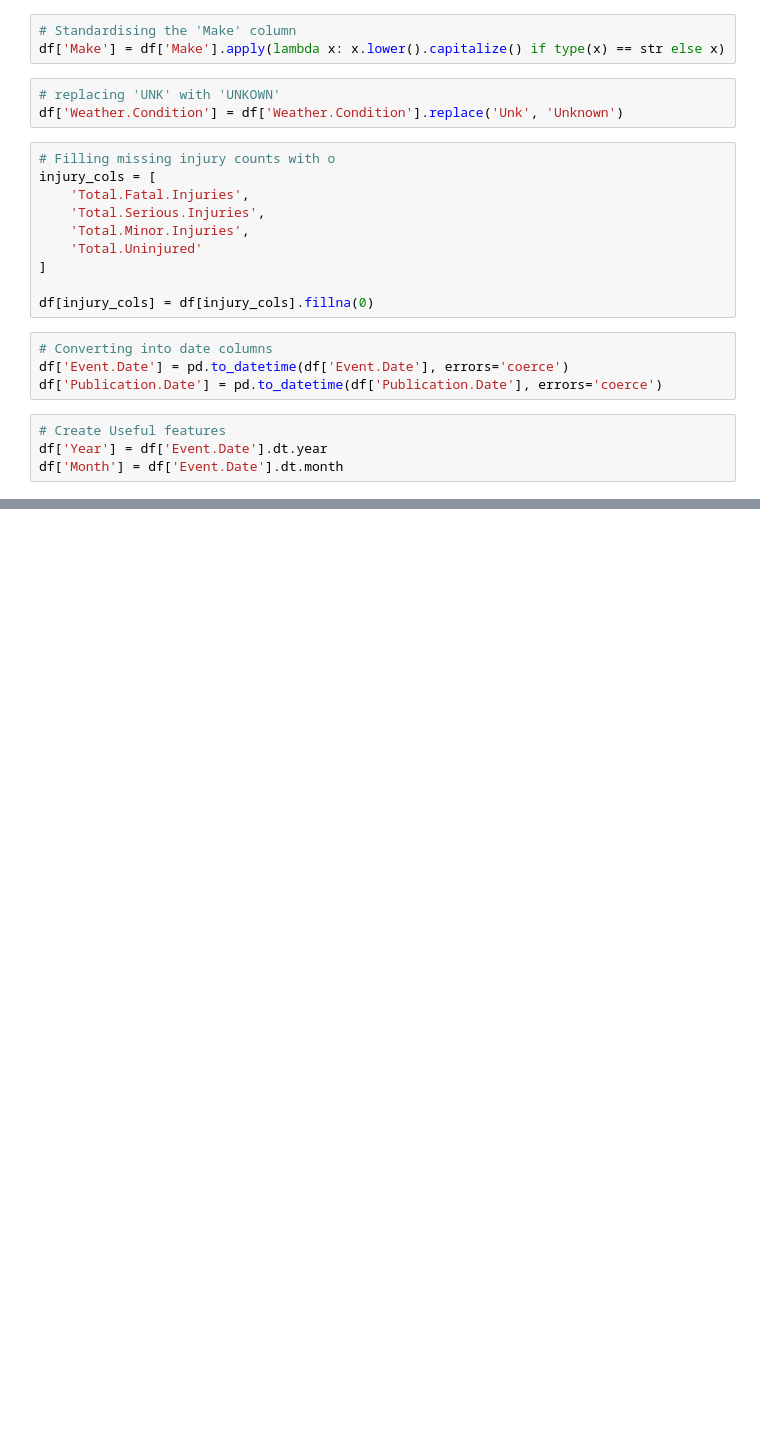
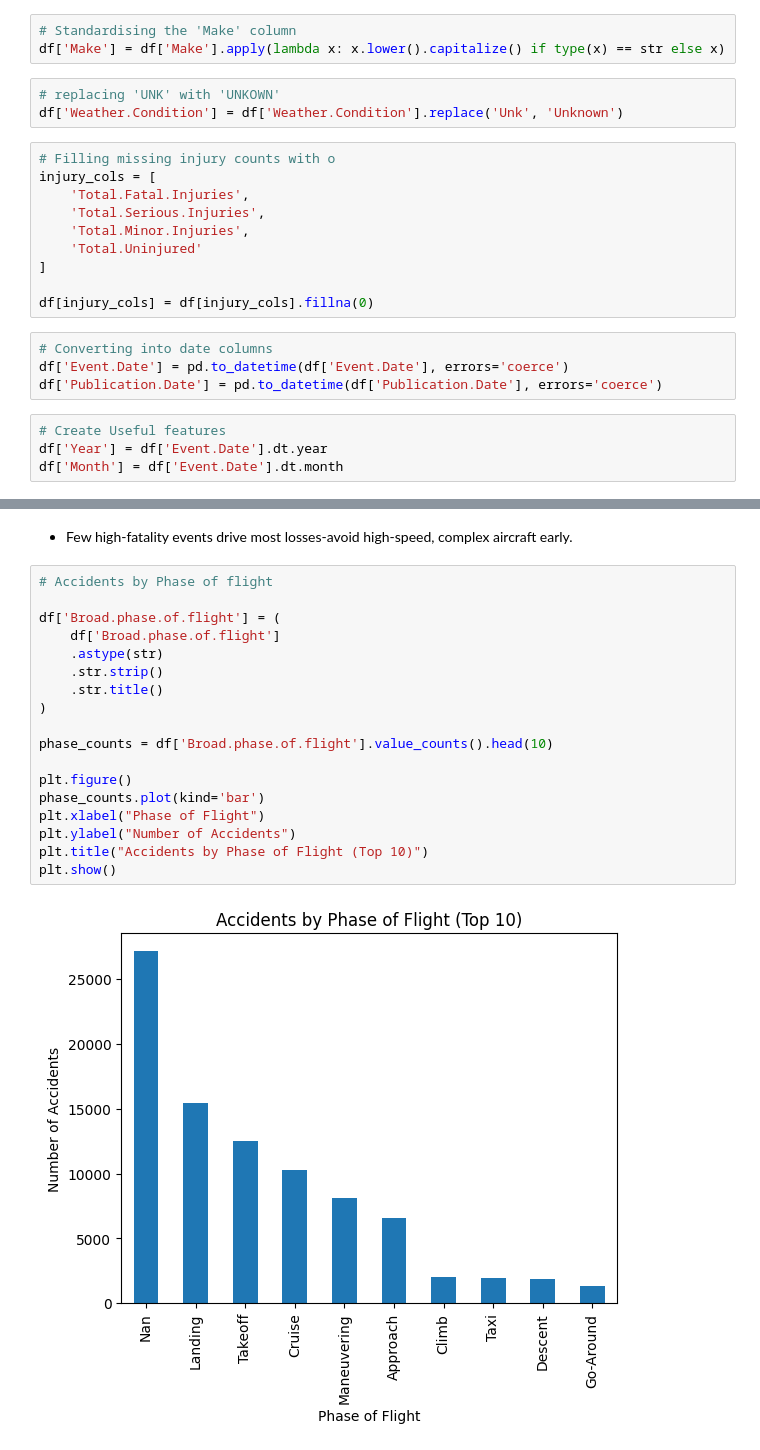
Before and after one commit to Wanyiri9dave/ds-phase1_project, a Jupyter notebook: student.ipynb, the cells around one changed output, grey strips where cells are left out. Cells and saved outputs as stored; diff of their text form; blank space fills up the shorter version.

```diff
--- a/student.ipynb
+++ b/student.ipynb
@@ -159,0 +203,22 @@ df['Month'] = df['Event.Date'].dt.month
+# %% [markdown]
+* Few high-fatality events drive most losses-avoid high-speed, complex aircraft early.
+# %%
+# Accidents by Phase of flight
+
+df['Broad.phase.of.flight'] = (
+    df['Broad.phase.of.flight']
+    .astype(str)
+    .str.strip()
+    .str.title()
+)
+
+phase_counts = df['Broad.phase.of.flight'].value_counts().head(10)
+
+plt.figure()
+phase_counts.plot(kind='bar')
+plt.xlabel("Phase of Flight")
+plt.ylabel("Number of Accidents")
+plt.title("Accidents by Phase of Flight (Top 10)")
+plt.show()
+# %% [output]
+[figure, added]
```
Also changed, not shown: parts of 9 cells of this notebook.
